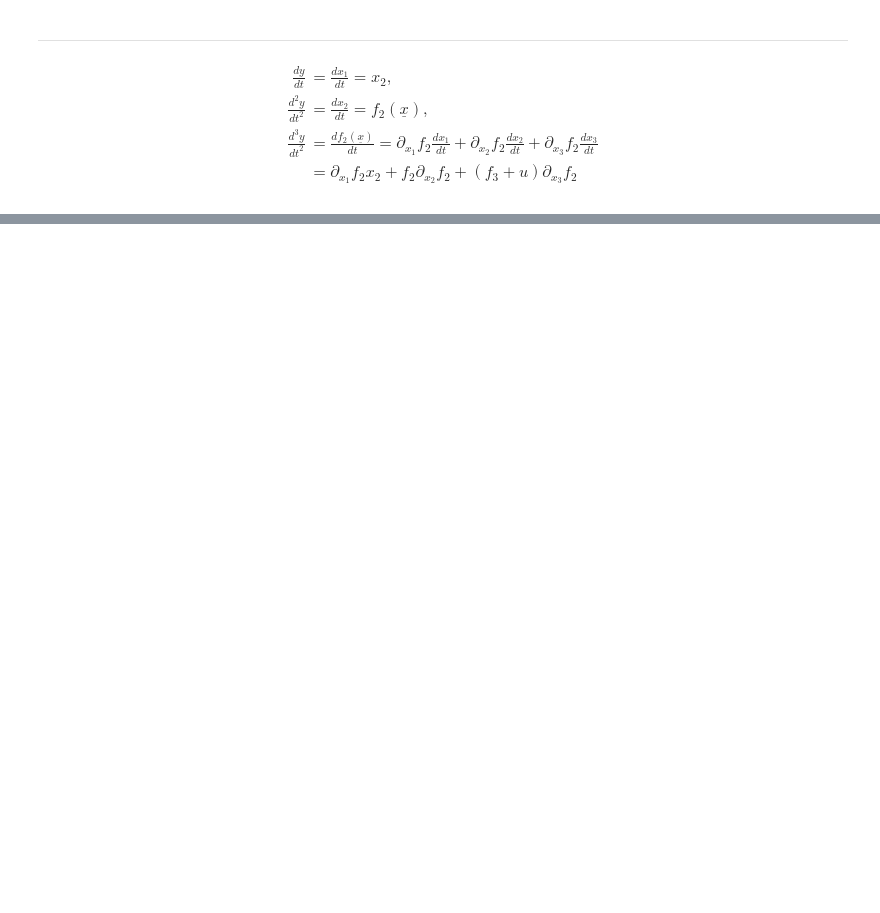
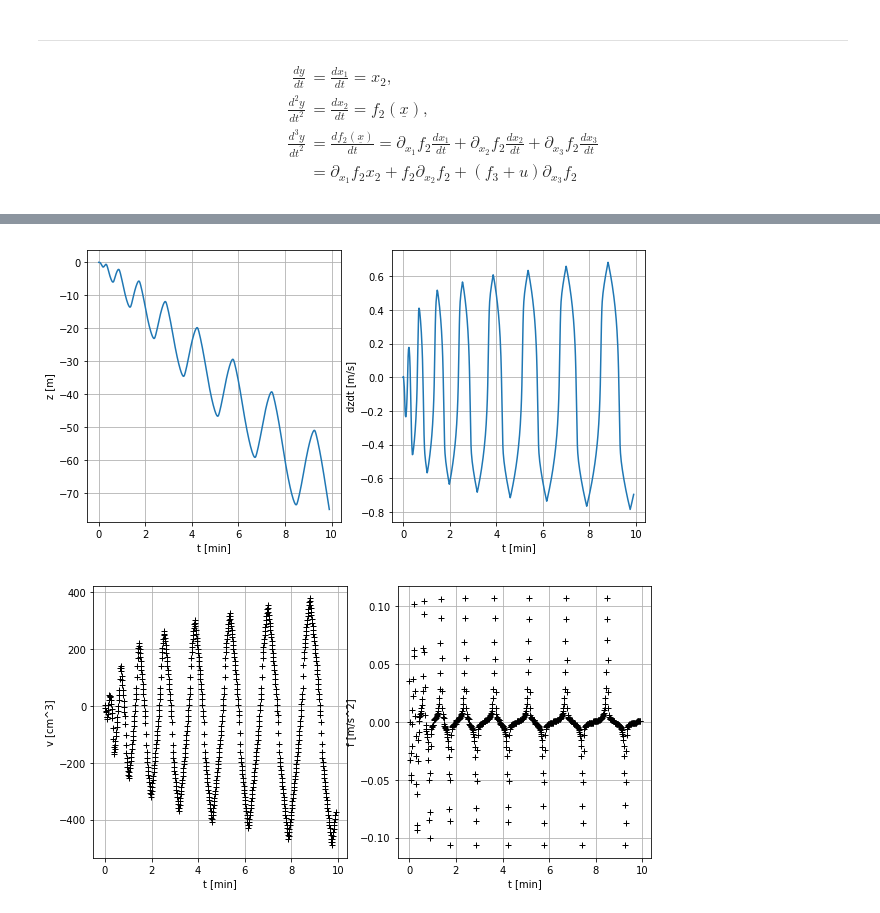
Before and after one commit to apatlpo/cognac, a Jupyter notebook: instrum/zcontrol_realistic.ipynb, the cells around one changed output, grey strips where cells are left out. Saved outputs shown, nothing was run; the diff lists cells and outputs as text; code cells hidden in the pictures; blank space fills up the shorter version.

```diff
--- a/instrum/zcontrol_realistic.ipynb
+++ b/instrum/zcontrol_realistic.ipynb
@@ -486,24 +508,37 @@ NameError: name 'f3' is not defined
 # %%
+il=-5
+
 plt.figure(figsize=(10,5))
 ax=plt.subplot(121)
 #ax.plot(fs.X[:,0]/60.,fs.X[:,1])
-ax.plot(fs.X[:,0]/60.,fs.X[:,1])
+ax.plot(fs.X[:il,0]/60.,fs.X[:il,1])
 ax.set_xlabel('t [min]')
 ax.set_ylabel('z [m]')
 ax.grid()
 #
 ax=plt.subplot(122)
 #ax.plot(f.X[:,0]/60.,f.X[:,2])
-ax.plot(fs.X[:,0]/60.,fs.X[:,2])
+ax.plot(fs.X[:il,0]/60.,fs.X[:il,2])
 ax.set_xlabel('t [min]')
 ax.set_ylabel('dzdt [m/s]')
 ax.grid()
 
-plt.figure()
-ax=plt.subplot(111)
+plt.figure(figsize=(10,5))
+ax=plt.subplot(121)
 #ax.plot(f.X[:,0]/60.,f.X[:,1])
-ax.plot(fs.X[:,0]/60.,fs.X[:,1])
+ax.plot(fs.X[:il,0]/60.,fs.X[:il,3]*1.e6,'k+',lw=2)
 ax.set_xlabel('t [min]')
-ax.set_ylabel('z [m]')
-ax.set_ylim((-255,-245))
+ax.set_ylabel('v [cm^3]')
+#ax.set_ylim((-255,-245))
 ax.grid()
+
+ax=plt.subplot(122)
+#ax.plot(f.X[:,0]/60.,f.X[:,1])
+ax.plot(fs.X[:il,0]/60.,fs.X[:il,4],'k+',lw=2)
+ax.set_xlabel('t [min]')
+ax.set_ylabel('f [m/s^2]')
+#ax.set_ylim((-255,-245))
+ax.grid()
+# %% [output]
+[figure, added]
+[figure, added]
```
Also changed, not shown: parts of 3 cells of this notebook, 1 other file.
